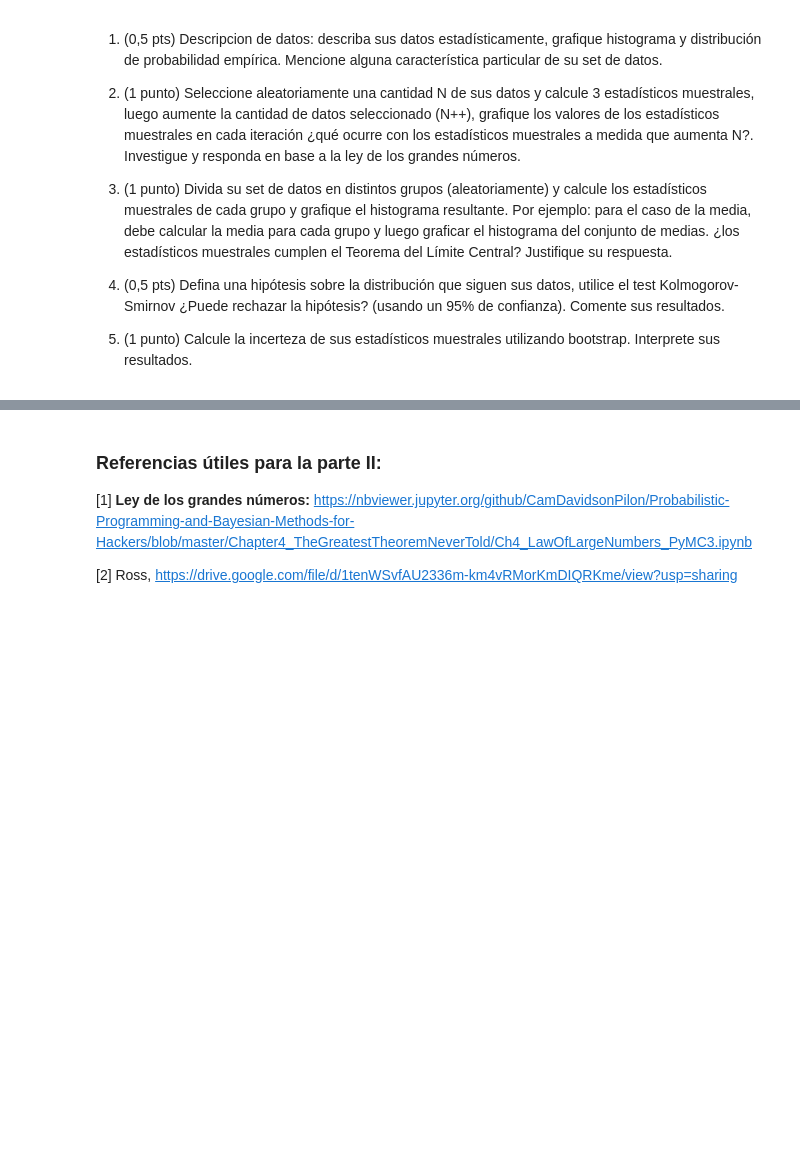
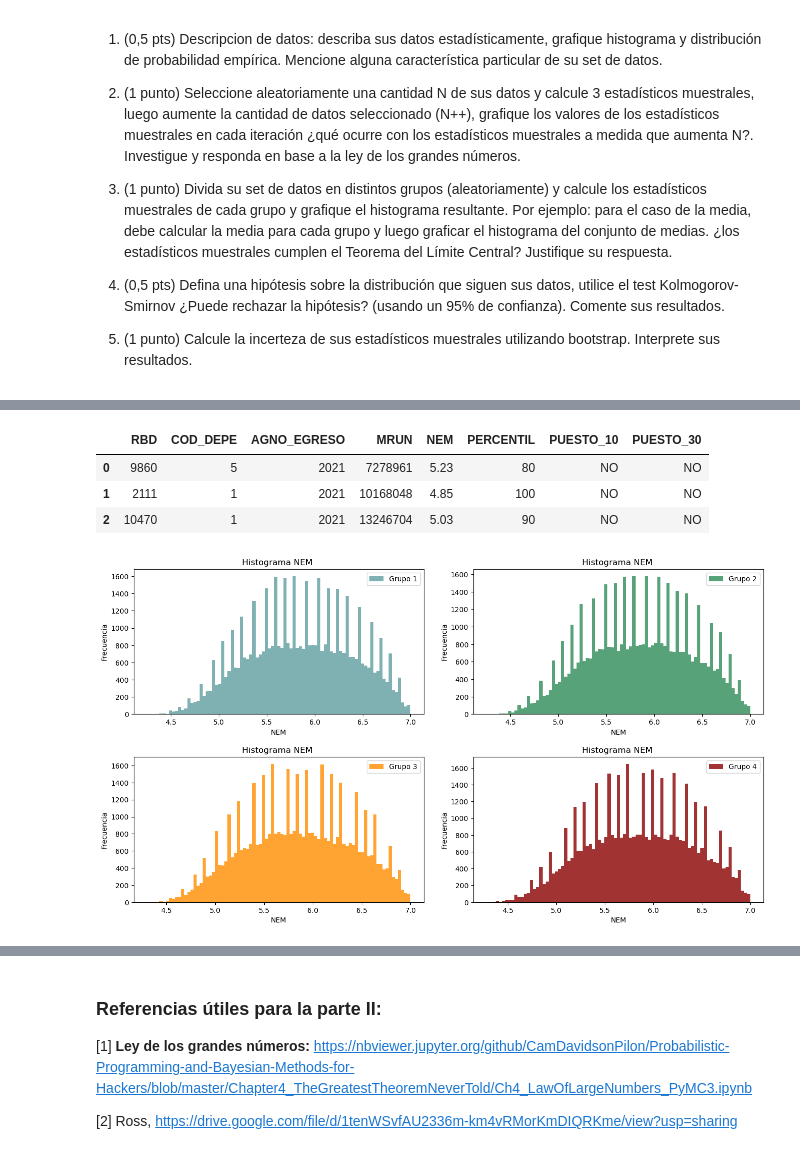
Before and after one commit to imnotUrban/Repo-Simulacion, a Jupyter notebook: Proyecto_Unidad_1/ProyectoUnidad1.ipynb, the cells around one changed output, grey strips where cells are left out. Saved outputs shown, nothing was run; the diff lists cells and outputs as text; code cells hidden in the pictures; blank space fills up the shorter version.

```diff
--- a/Proyecto_Unidad_1/ProyectoUnidad1.ipynb
+++ b/Proyecto_Unidad_1/ProyectoUnidad1.ipynb
@@ -212,0 +422,48 @@ Ejemplo de repositorio de datos climáticos: www.cr2.cl
+# %%
+# desordenamos el df
+df = df.sample(frac=1).reset_index(drop=True)
+
+# Lo repartimos en 4 grupos dado que tenemos 207702 datos : 207702/4 = 51925
+df1 = df.iloc[0:51926]
+df2 = df.iloc[51926:103852]
+df3 = df.iloc[103852:155778]
+df4 = df.iloc[155778:207702]
+
+df.head(3)
+# %% [output]
+|  | RBD | COD_DEPE | AGNO_EGRESO | MRUN | NEM | PERCENTIL | PUESTO_10 | PUESTO_30 |
+| 0 | 9860 | 5 | 2021 | 7278961 | 5.23 | 80 | NO | NO |
+| 1 | 2111 | 1 | 2021 | 10168048 | 4.85 | 100 | NO | NO |
+| 2 | 10470 | 1 | 2021 | 13246704 | 5.03 | 90 | NO | NO |
+# %%
+def hist_NEM(df1, df2, df3, df4, colors):
+    """
+    Parametros de entrada:
+    df1, df2, df3, df4: dataframes con los datos
+    colors: lista con los colores para cada dataframe/grupo
+    """
+    fig, ax = plt.subplots(2, 2, figsize=(14, 8))
+    fig.tight_layout(pad=4.0)
+    grupo_1_2_3_4 = [df1,df2, df3,df4]
+
+    i=0; j=0; k=0;
+    # i : filas
+    # j : columnas
+    # k : grupo
+    for df_1_2_3_4 in grupo_1_2_3_4:
+        ax[i,j].hist(df_1_2_3_4['NEM'], bins=85, color= colors[k], alpha=0.8);
+        ax[i,j].legend(['Grupo ' + str(k+1)]);
+        ax[i,j].set_xlabel('NEM');
+        ax[i,j].set_ylabel('Frecuencia');
+        ax[i,j].set_title('Histograma NEM ');
+        # iteradores
+        k+=1;
+        j+=1
+        if j==2:
+            i+=1
+            j=0
+# %%
+colors = ['cadetblue', 'seagreen', 'darkorange', 'darkred']
+hist_NEM(df1, df2, df3, df4, colors)
+# %% [output]
+[figure, added]
```
Also changed, not shown: parts of 29 cells of this notebook, 2 other files.
